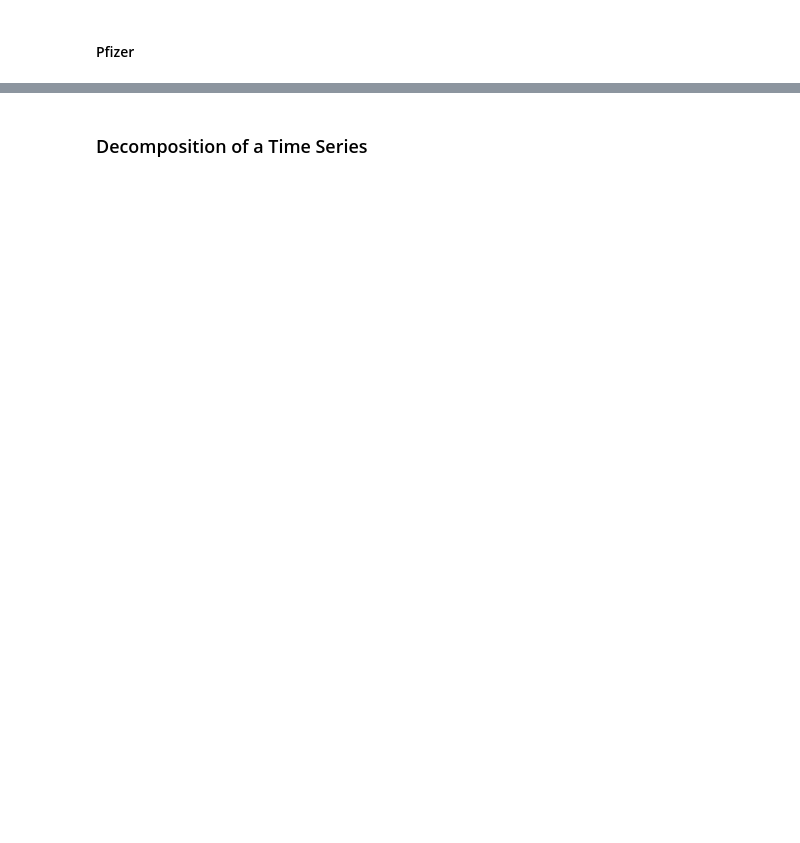
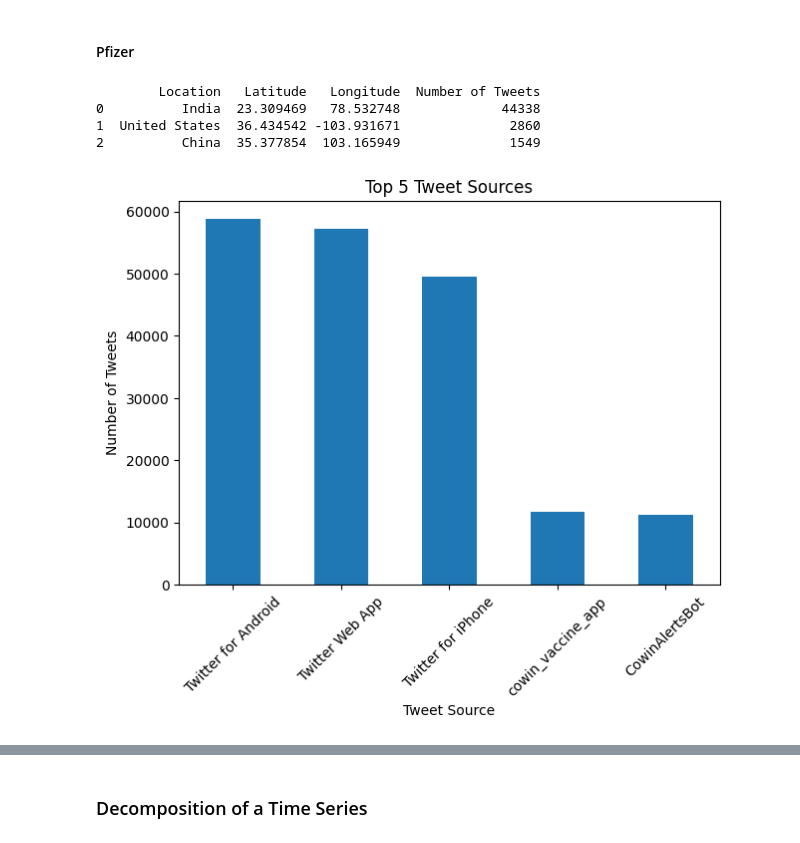
Before and after one commit to oliveira002/FEUP-CAC, a Jupyter notebook: notebook.ipynb, the cells around one changed output, grey strips where cells are left out. Saved outputs shown, nothing was run; the diff lists cells and outputs as text; code cells hidden in the pictures; blank space fills up the shorter version.

```diff
--- a/notebook.ipynb
+++ b/notebook.ipynb
@@ -46,7 +89,7 @@ ut.initial_obs(df_tweets)
 ## Data Pre-Processing
 We can see that many attributes are not really relevant for the kind of work we will be doing. Therefore, we'll just selec tthe most relevant ones.
 # %%
-df_tweets = df_tweets[['id','user_location','date','text','hashtags','user_followers']]
+df_tweets = df_tweets[['id','user_location','date','text','hashtags','user_followers','source']]
 pd.set_option('display.max_colwidth', None)
 
 df_tweets['text'].head(5)
@@ -303,8 +463,16 @@ print('Number of tweets for Sputnik V:', len(df_tweets_sputnik))
 ### Sentiment Over Time
 # %%
 df_tweets['date'] = pd.to_datetime(df_tweets['date'])
-df_tweets['date'] = df_tweets['date'].dt.date
-
+df_tweets['datedt'] = pd.to_datetime(df_tweets['date'])
+df_tweets['date'] = df_tweets['datedt'].dt.date
+df_tweets['year'] = df_tweets['datedt'].dt.year
+df_tweets['month'] = df_tweets['datedt'].dt.month
+df_tweets['day'] = df_tweets['datedt'].dt.day
+df_tweets['dayofweek'] = df_tweets['datedt'].dt.dayofweek
+df_tweets['hour'] = df_tweets['datedt'].dt.hour
+df_tweets['minute'] = df_tweets['datedt'].dt.minute
+df_tweets['dayofyear'] = df_tweets['datedt'].dt.dayofyear
+df_tweets['date_only'] = df_tweets['datedt'].dt.date
 # Get counts of number of tweets by sentiment for each date
 timeline = df_tweets.groupby(['date', 'sentiment']).agg(**{'tweets': ('id', 'count')}).reset_index().dropna()
 
@@ -425,7 +691,12 @@ for country, count in country_counts.items():
 df_locations = pd.DataFrame(data)
 
 print(df_locations)
-#fig = px.scatter_mapbox(df_locations, lat="Latitude", lon="Longitude", hover_name="Number of Tweets", size = 'Number of Tweets',color="Number of Tweets",
-                    #color_continuous_scale=px.colors.sequential.Plasma, size_max=15, zoom=1,
-                   #mapbox_style="carto-positron")
-#fig.show()
+fig = px.scatter_mapbox(df_locations, lat="Latitude", lon="Longitude", hover_name="Number of Tweets", size = 'Number of Tweets',color="Number of Tweets",
+                    color_continuous_scale=px.colors.sequential.Plasma, size_max=15, zoom=1,
+                   mapbox_style="carto-positron")
+fig.show()
+# %% [output]
+        Location   Latitude   Longitude  Number of Tweets
+0          India  23.309469   78.532748             44338
+1  United States  36.434542 -103.931671              2860
+2          China  35.377854  103.165949              1549
@@ -460,3 +736,14 @@ fig.show()
+# %%
+plt.figure(figsize=(7,5))
+df_tweets['source'].value_counts().nlargest(5).plot(kind='bar')
+plt.xticks(rotation=45)
+plt.title('Top 5 Tweet Sources')
+
+plt.ylabel('Number of Tweets')
+plt.xlabel('Tweet Source')
+plt.show()
+# %% [output]
+[figure, added]
 # %%
 def plot_time_variation(df, x='date_only', y='count', hue = None, size=1, title="", is_log=False):
     f, ax = plt.subplots(1,1, figsize=(3*size,1*size))
```
Also changed, not shown: parts of 45 cells of this notebook, 1 other file.
